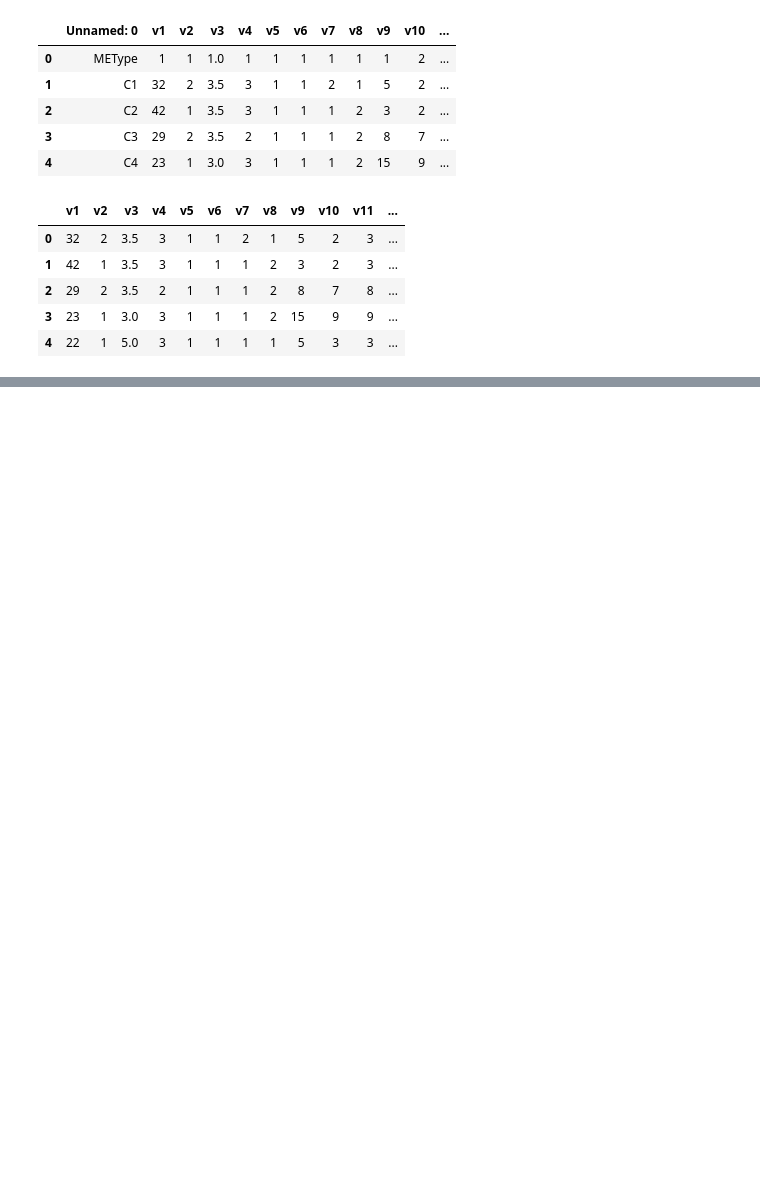
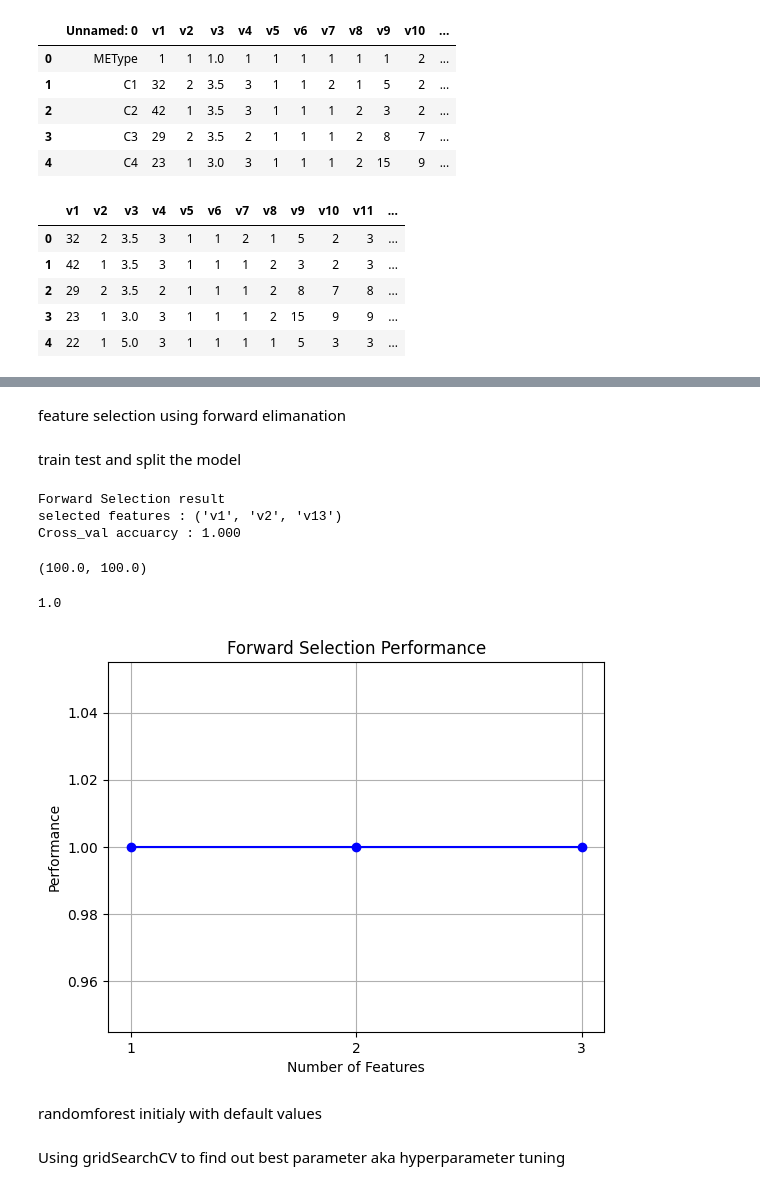
Before and after one commit to Anup-Sarkar-DD/IVF_Success_Rate_Predict, a Jupyter notebook: potentialFinal.ipynb, the cells around one changed output, grey strips where cells are left out. Saved outputs shown, nothing was run; the diff lists cells and outputs as text; code cells hidden in the pictures; blank space fills up the shorter version.

Commit message:
model with 1%

```diff
--- a/potentialFinal.ipynb
+++ b/potentialFinal.ipynb
@@ -310,0 +201,3 @@ weighted avg       0.63      0.62      0.63        45
+# %%
+x = pd.DataFrame(scaler.transform(x), columns = x.columns)
+x
@@ -310,0 +218,2 @@ weighted avg       0.63      0.62      0.63        45
+# %% [markdown]
+feature selection using forward elimanation
@@ -310,0 +228,6 @@ weighted avg       0.63      0.62      0.63        45
+# %% [markdown]
+train test and split the model
+# %%
+x_train, x_test, y_train, y_test = train_test_split(x,y,test_size=0.2,random_state= 15)
+from sklearn.ensemble import RandomForestClassifier
+RFC = RandomForestClassifier()
@@ -310,0 +236,11 @@ weighted avg       0.63      0.62      0.63        45
+# %%
+sfs = SFS(RFC, k_features=3, forward=True, scoring='accuracy', cv=5)
+# %%
+sfs.fit(x_train, y_train)
+print("Forward Selection result")
+print(f"selected features : {sfs.k_feature_names_}")
+print(f"Cross_val accuarcy : {sfs.k_score_:.3f}")
+# %% [output]
+Forward Selection result
+selected features : ('v1', 'v2', 'v13')
+Cross_val accuarcy : 1.000
@@ -310,0 +250,25 @@ weighted avg       0.63      0.62      0.63        45
+# %%
+RFC.fit(x_train_selected,y_train)
+RFC.score(x_test_selected,y_test)*100, RFC.score(x_train_selected,y_train)*100
+# %% [output]
+(100.0, 100.0)
+# %%
+rfc_yPred = RFC.predict(x_test_selected)
+print(f"{accuracy_score(y_test, rfc_yPred)}")
+# %% [output]
+1.0
+# %%
+# Visualization
+from mlxtend.plotting import plot_sequential_feature_selection as plot_sfs
+import matplotlib.pyplot as plt
+
+fig = plot_sfs(sfs.get_metric_dict(), kind='std_dev')
+plt.title('Forward Selection Performance')
+plt.grid()
+plt.show()
+# %% [output]
+[figure, added]
+# %% [markdown]
+randomforest initialy with default values
+# %% [markdown]
+Using gridSearchCV to find out best parameter aka hyperparameter tuning
```
Also changed, not shown: parts of 81 cells of this notebook, 1 other file.
